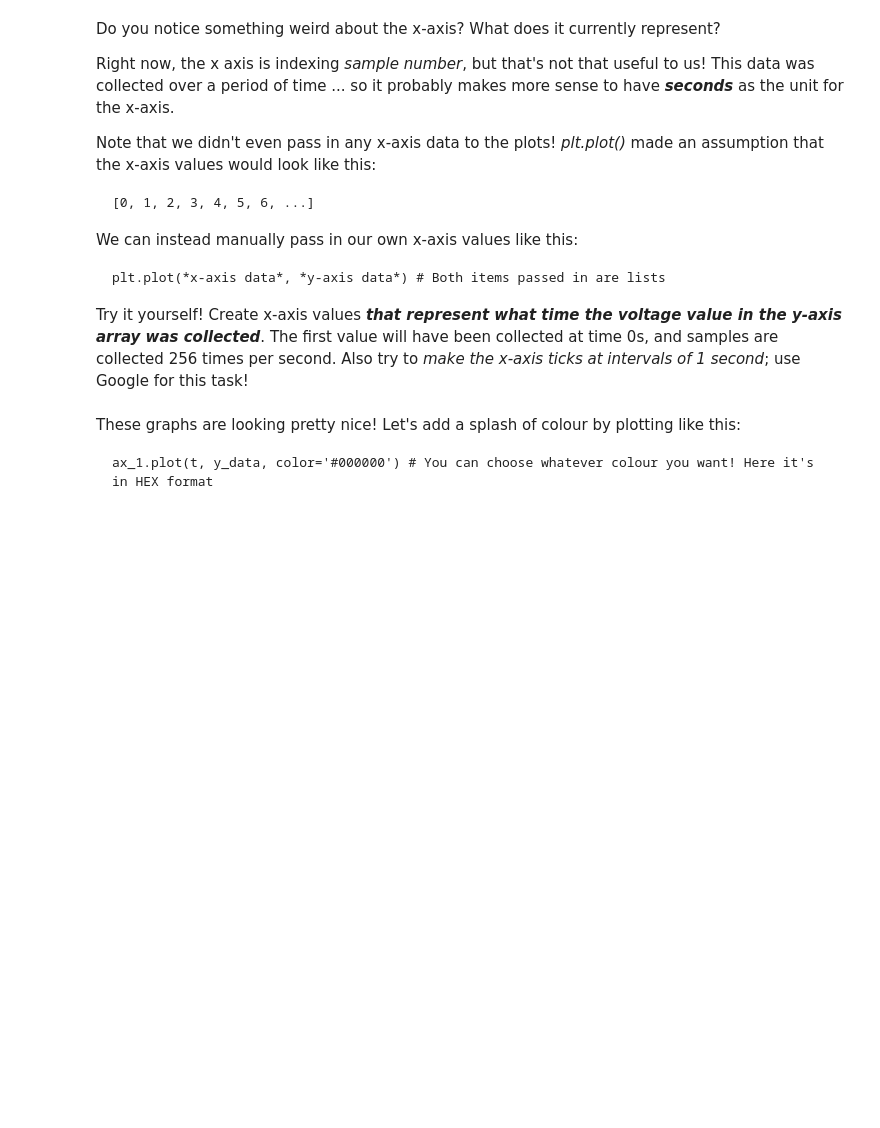
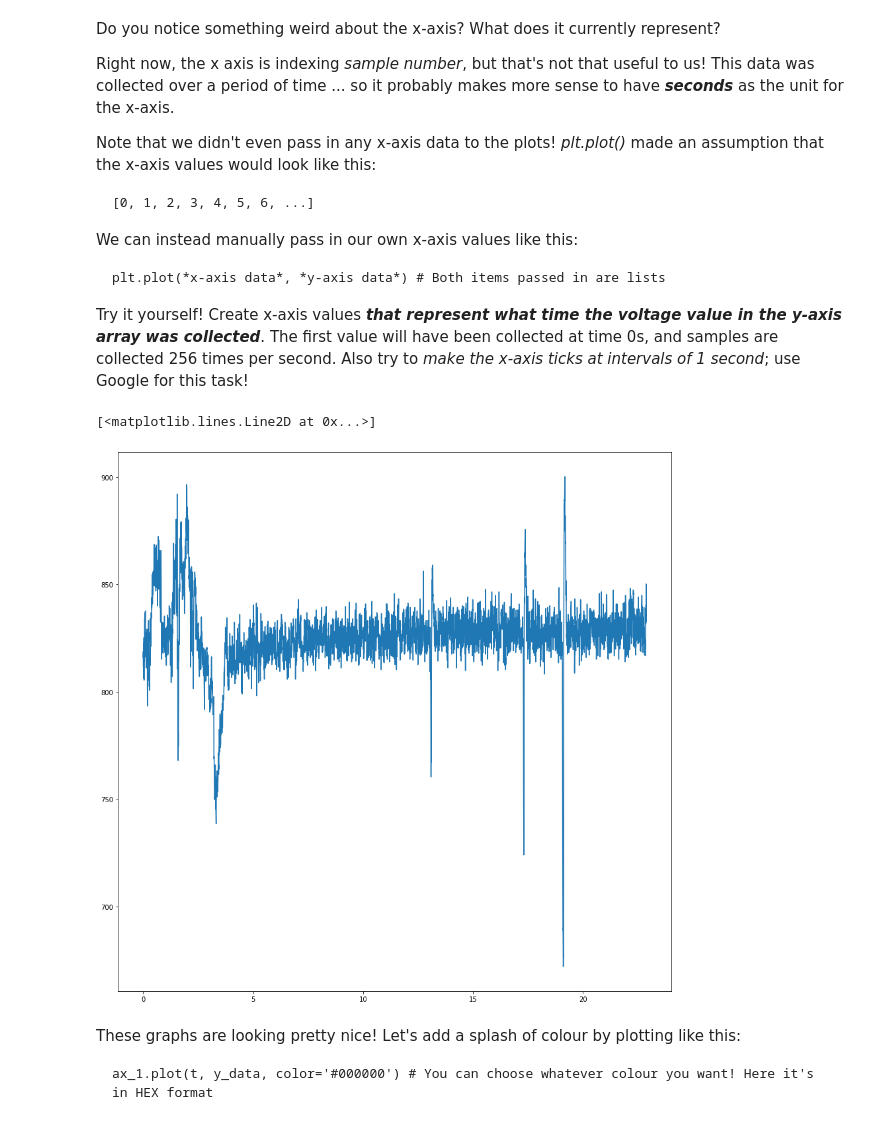
Before and after one commit to meneze73/Workshops, a Jupyter notebook: workshop_2018_2019/notebooks/exercises/wk2a_data_collection.ipynb, the cells around one changed output. Drawn from its saved outputs; the diff is of its cells as text; code cells hidden in the pictures; blank space fills up the shorter version.

````diff
--- a/workshop_2018_2019/notebooks/exercises/wk2a_data_collection.ipynb
+++ b/workshop_2018_2019/notebooks/exercises/wk2a_data_collection.ipynb
@@ -147,6 +167,16 @@ plt.plot(*x-axis data*, *y-axis data*) # Both items passed in are lists
 ```
 
 Try it yourself! Create x-axis values ***that represent what time the voltage value in the y-axis array was collected***. The first value will have been collected at time 0s, and samples are collected 256 times per second. Also try to *make the x-axis ticks at intervals of 1 second*; use Google for this task!
+# %%
+x_values = []
+
+for i in range (len(l_ear_arr)):
+    x_values.append(i/256)   # Basically converting the x-axis to being in terms of seconds.
+
+plt.plot(x_values, l_ear_arr) # Both items passed in are lists
+# %% [output]
+[<matplotlib.lines.Line2D at 0x...>]
+[figure, added]
 # %% [markdown]
 These graphs are looking pretty nice! Let's add a splash of colour by plotting like this:
 
````
Also changed, not shown: parts of 6 cells of this notebook, 1 other file.
